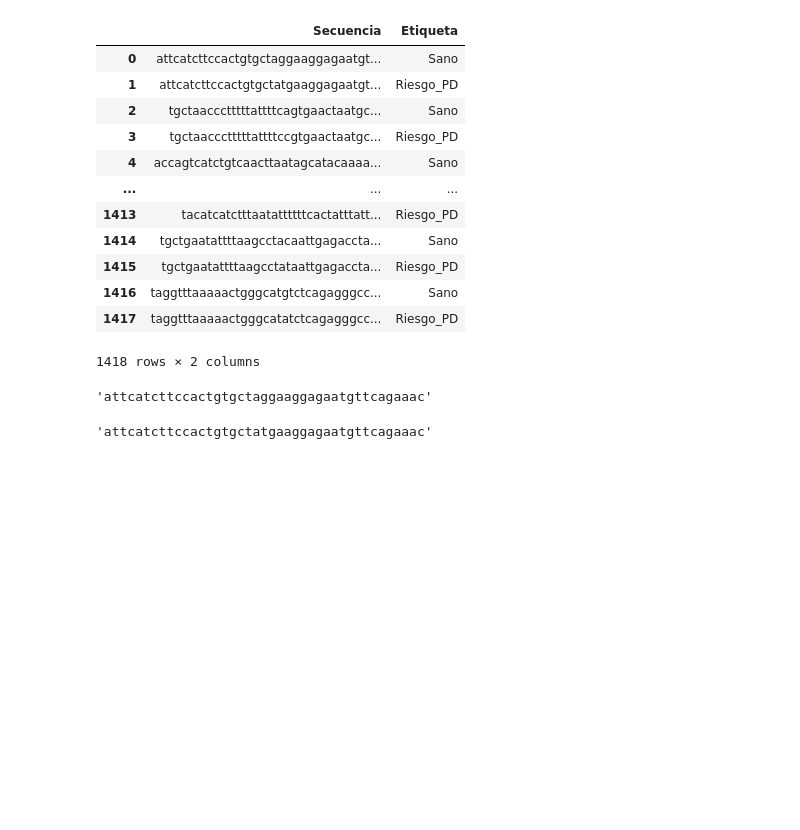
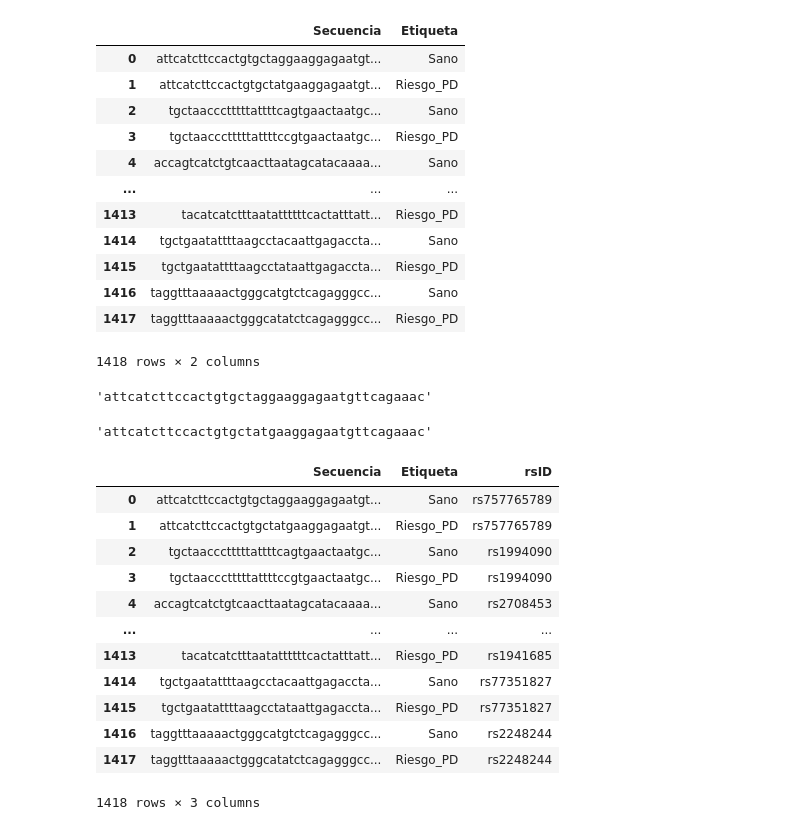
Before and after one commit to jbs1009/TFM_Jorge_Bermejo_Sacristan, a Jupyter notebook: Base_regiones_flanqueantes.ipynb, the cells around one changed output. Drawn from its saved outputs; the diff is of its cells as text; code cells hidden in the pictures; blank space fills up the shorter version.

Commit message:
Añadido código para flanqueantes de ventana 20 con rsid
Se añade el código correspondiente a la creación de la base de regiones flanqueantes con los rsid, tomando esta vez una ventana de 20 nucleótidos a cada lado del SNP.

```diff
--- a/Base_regiones_flanqueantes.ipynb
+++ b/Base_regiones_flanqueantes.ipynb
@@ -524,3 +524,21 @@ df_base_final_or.iloc[1]["Secuencia"]
 'attcatcttccactgtgctatgaaggagaatgttcagaaac'
 # %%
 df_base_final_or.to_csv('datosGene4PD/base_flanqueantes_20_OR_1418.csv', index = False)
+# %%
+df_base_final_or_rsid = pd.DataFrame(list(zip(secuencias, etiquetas, rsIDs)), columns = ["Secuencia", "Etiqueta", "rsID"])
+# %%
+df_base_final_or_rsid
+# %% [output]
+|  | Secuencia | Etiqueta | rsID |
+| 0 | attcatcttccactgtgctaggaaggagaatgt... | Sano | rs757765789 |
+| 1 | attcatcttccactgtgctatgaaggagaatgt... | Riesgo_PD | rs757765789 |
+| 2 | tgctaaccctttttattttcagtgaactaatgc... | Sano | rs1994090 |
+| 3 | tgctaaccctttttattttccgtgaactaatgc... | Riesgo_PD | rs1994090 |
+| 4 | accagtcatctgtcaacttaatagcatacaaaa... | Sano | rs2708453 |
+| ... | ... | ... | ... |
+| 1413 | tacatcatctttaatattttttcactatttatt... | Riesgo_PD | rs1941685 |
+| 1414 | tgctgaatattttaagcctacaattgagaccta... | Sano | rs77351827 |
+| 1415 | tgctgaatattttaagcctataattgagaccta... | Riesgo_PD | rs77351827 |
+| 1416 | taggtttaaaaactgggcatgtctcagagggcc... | Sano | rs2248244 |
+| 1417 | taggtttaaaaactgggcatatctcagagggcc... | Riesgo_PD | rs2248244 |
+1418 rows × 3 columns
```
